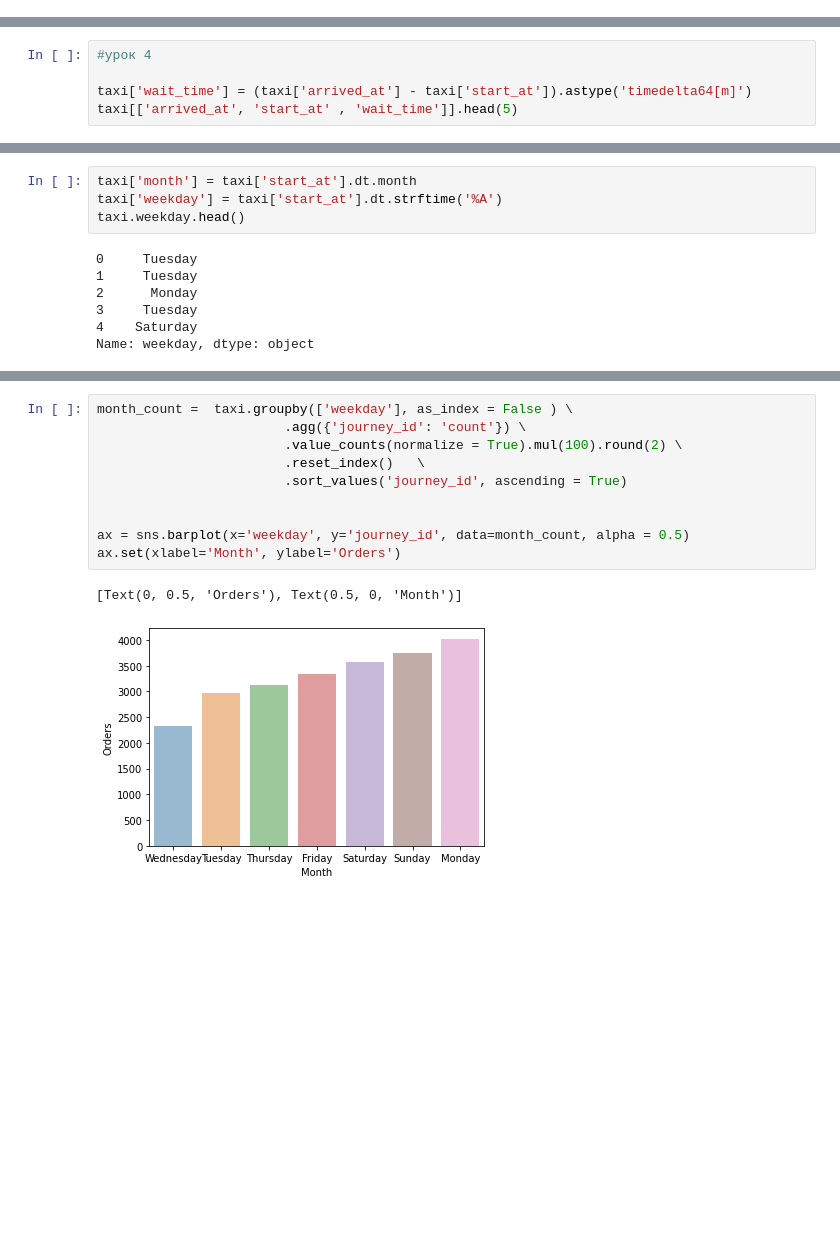
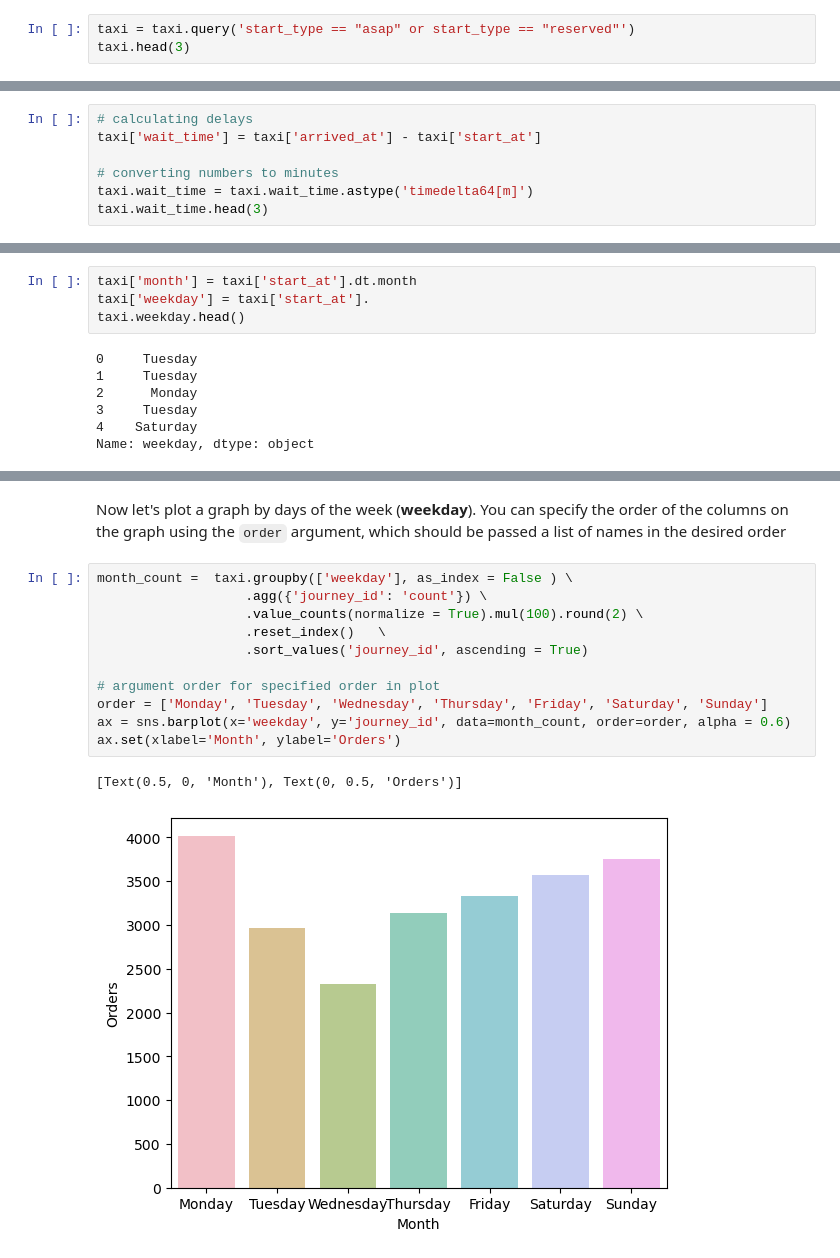
Before and after one commit to agolovini/data_analytics_kc_projects, a Jupyter notebook: 03_companies_and_taxi_peru/lesson_3_homework.ipynb, the cells around one changed output, grey strips where cells are left out. Cells and saved outputs as stored; diff of their text form; blank space fills up the shorter version.

```diff
--- a/03_companies_and_taxi_peru/lesson_3_homework.ipynb
+++ b/03_companies_and_taxi_peru/lesson_3_homework.ipynb
@@ -233,0 +234,3 @@ plt.show()
+# %%
+taxi = taxi.query('start_type == "asap" or start_type == "reserved"')
+taxi.head(3)
@@ -234,6 +246,8 @@ plt.show()
 # %%
-#урок 4
+# calculating delays
+taxi['wait_time'] = taxi['arrived_at'] - taxi['start_at']
 
-taxi['wait_time'] = (taxi['arrived_at'] - taxi['start_at']).astype('timedelta64[m]')
-taxi[['arrived_at', 'start_at' , 'wait_time']].head(5)
+# converting numbers to minutes
+taxi.wait_time = taxi.wait_time.astype('timedelta64[m]')
+taxi.wait_time.head(3)
 # %% [output]
@@ -250,6 +268,6 @@ taxi.loc[(taxi.start_type == 'reserved') & (taxi.wait_time > 0)].driver_id.value
 # %%
 taxi['month'] = taxi['start_at'].dt.month
-taxi['weekday'] = taxi['start_at'].dt.strftime('%A')
+taxi['weekday'] = taxi['start_at'].
 taxi.weekday.head()
 # %% [output]
 0     Tuesday
@@ -281,13 +294,16 @@ ax.set(xlabel='Month', ylabel='Orders')
+# %% [markdown]
+Now let's plot a graph by days of the week (**weekday**). You can specify the order of the columns on the graph using the `order` argument, which should be passed a list of names in the desired order
 # %%
 month_count =  taxi.groupby(['weekday'], as_index = False ) \
-                        .agg({'journey_id': 'count'}) \
-                        .value_counts(normalize = True).mul(100).round(2) \
-                        .reset_index()   \
-                        .sort_values('journey_id', ascending = True)
+                   .agg({'journey_id': 'count'}) \
+                   .value_counts(normalize = True).mul(100).round(2) \
+                   .reset_index()   \
+                   .sort_values('journey_id', ascending = True)
 
-
-ax = sns.barplot(x='weekday', y='journey_id', data=month_count, alpha = 0.5)
+# argument order for specified order in plot
+order = ['Monday', 'Tuesday', 'Wednesday', 'Thursday', 'Friday', 'Saturday', 'Sunday']
+ax = sns.barplot(x='weekday', y='journey_id', data=month_count, order=order, alpha = 0.6)
 ax.set(xlabel='Month', ylabel='Orders')
 # %% [output]
-[Text(0, 0.5, 'Orders'), Text(0.5, 0, 'Month')]
+[Text(0.5, 0, 'Month'), Text(0, 0.5, 'Orders')]
-[figure, old version]
+[figure, new version]
```
Also changed, not shown: parts of 16 cells of this notebook.
